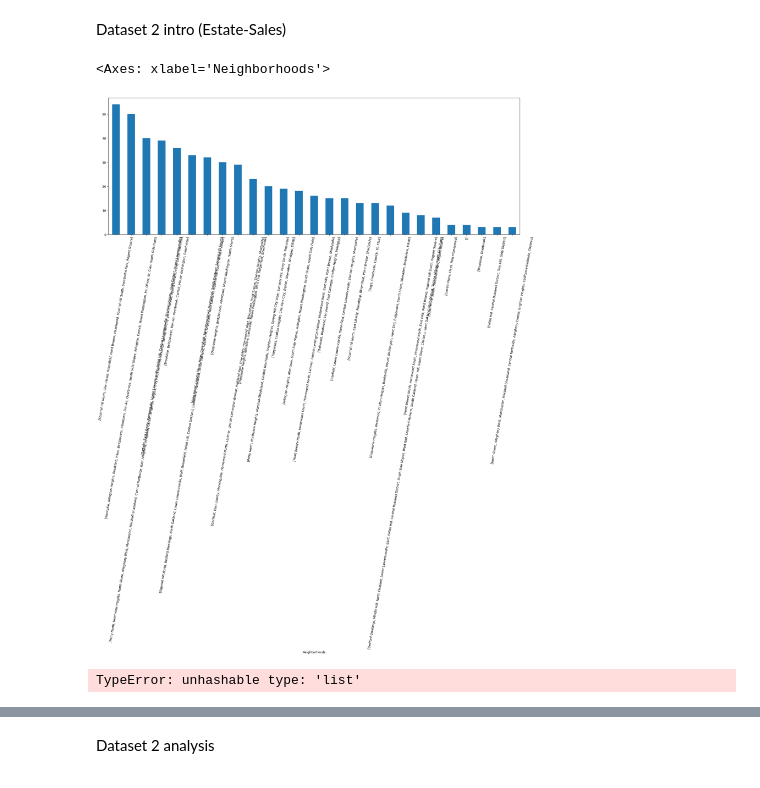
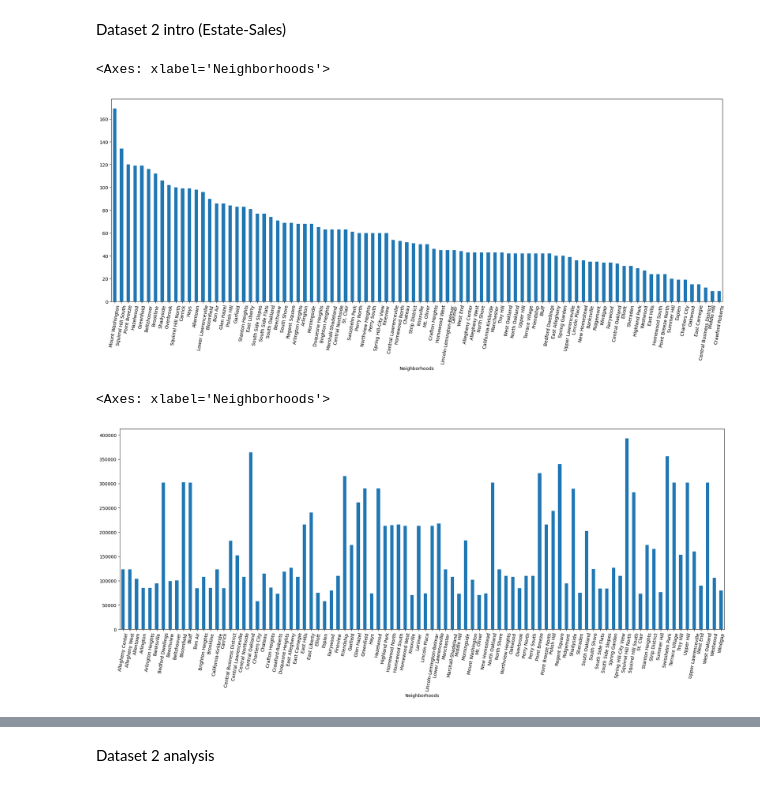
Before and after one commit to rizzocolton/Big-Ideas-Final-Project, a Jupyter notebook: Final.ipynb, the cells around one changed output, grey strips where cells are left out. Saved outputs shown, nothing was run; the diff lists cells and outputs as text; code cells hidden in the pictures.

```diff
--- a/Final.ipynb
+++ b/Final.ipynb
@@ -70,16 +70,18 @@ def zip_to_neighborhoods(zip_code):
     return zp_neighborhoods
 # %%
 sales["Neighborhoods"] = sales["PROPERTYZIP"].astype(str).apply(zip_to_neighborhoods)
+sales = sales.explode("Neighborhoods")
 sales_counts = sales["Neighborhoods"].value_counts()
 sales_counts.plot(kind = "bar", figsize = (24,8),rot = 80)
 # %% [output]
 <Axes: xlabel='Neighborhoods'>
-[figure, old version]
+[figure, new version]
 # %%
 average_sale = sales.groupby("Neighborhoods")["PRICE"].mean()
 average_sale.plot(kind = "bar", figsize = (24,8),rot = 80)
 # %% [output]
-TypeError: unhashable type: 'list'
+<Axes: xlabel='Neighborhoods'>
+[figure, added]
 # %%
 top10avgsale = average_sale.sort_values(ascending = False).head(20)
 print(top10avgsale)
```
Also changed, not shown: parts of 4 cells of this notebook.
